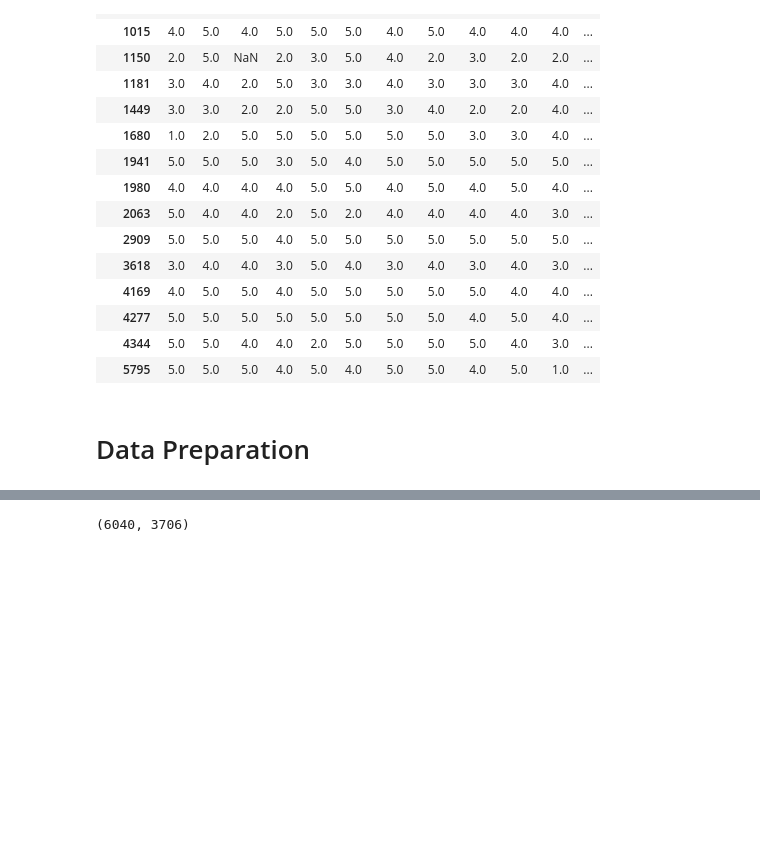
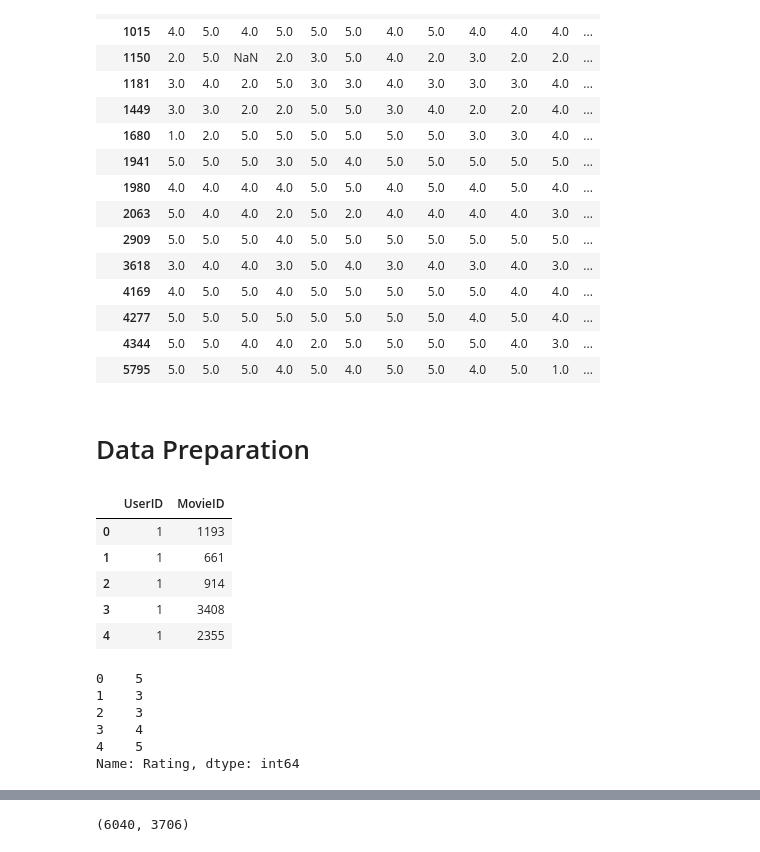
Before and after one commit to vjabarca/DL-Movie-Recommendation-System, a Jupyter notebook: Movie Recommendation System.ipynb, the cells around one changed output, grey strips where cells are left out. Cells and saved outputs as stored; diff of their text form; code cells hidden in the pictures; blank space fills up the shorter version.

```diff
--- a/Movie Recommendation System.ipynb
+++ b/Movie Recommendation System.ipynb
@@ -315,3 +315,21 @@ tabular_preview(ratings, 15)
 # Split data into X and y
 X = ratings.drop(["Rating", "Timestamp"], axis=1)
 y = ratings["Rating"]
+# %%
+X.head()
+# %% [output]
+|  | UserID | MovieID |
+| 0 | 1 | 1193 |
+| 1 | 1 | 661 |
+| 2 | 1 | 914 |
+| 3 | 1 | 3408 |
+| 4 | 1 | 2355 |
+# %%
+y.head()
+# %% [output]
+0    5
+1    3
+2    3
+3    4
+4    5
+Name: Rating, dtype: int64
```
Also changed, not shown: parts of 14 cells of this notebook.
